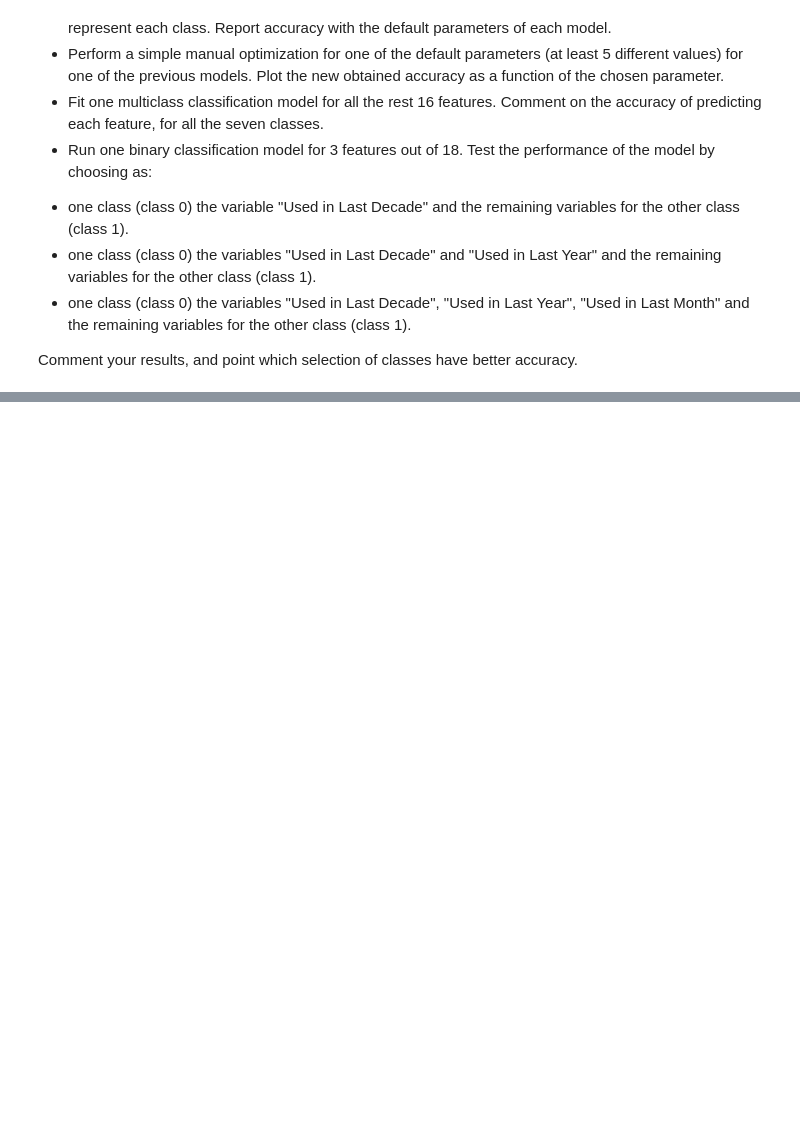
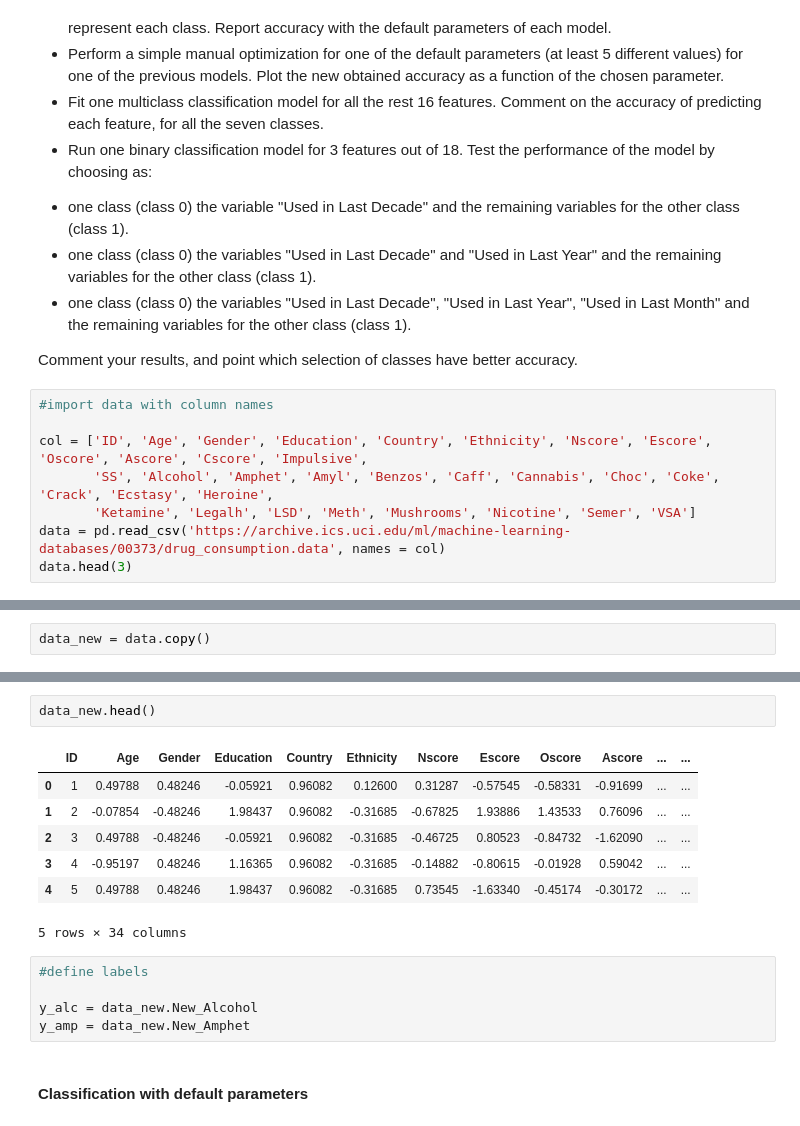
Before and after one commit to alintu/Assignments, a Jupyter notebook: Assignment_1.ipynb, the cells around one changed output, grey strips where cells are left out. Saved outputs shown, nothing was run; the diff lists cells and outputs as text; blank space fills up the shorter version.

```diff
--- a/Assignment_1.ipynb
+++ b/Assignment_1.ipynb
@@ -528,3 +528,11 @@ Database contains 18 classification problems. Each of independent label variable
  - one class (class 0) the variables "Used in Last Decade", "Used in Last Year", "Used in Last Month" and the remaining variables for the other class (class 1).
 
  Comment your results, and point which selection of classes have better accuracy.
+# %%
+#import data with column names
+
+col = ['ID', 'Age', 'Gender', 'Education', 'Country', 'Ethnicity', 'Nscore', 'Escore', 'Oscore', 'Ascore', 'Cscore', 'Impulsive',
+       'SS', 'Alcohol', 'Amphet', 'Amyl', 'Benzos', 'Caff', 'Cannabis', 'Choc', 'Coke', 'Crack', 'Ecstasy', 'Heroine',
+       'Ketamine', 'Legalh', 'LSD', 'Meth', 'Mushrooms', 'Nicotine', 'Semer', 'VSA']
+data = pd.read_csv('https://archive.ics.uci.edu/ml/machine-learning-databases/00373/drug_consumption.data', names = col)
+data.head(3)
@@ -530,0 +569,2 @@ Database contains 18 classification problems. Each of independent label variable
+# %%
+data_new = data.copy()
@@ -530,0 +597,17 @@ Database contains 18 classification problems. Each of independent label variable
+# %%
+data_new.head()
+# %% [output]
+|  | ID | Age | Gender | Education | Country | Ethnicity | Nscore | Escore | Oscore | Ascore | ... | ... |
+| 0 | 1 | 0.49788 | 0.48246 | -0.05921 | 0.96082 | 0.12600 | 0.31287 | -0.57545 | -0.58331 | -0.91699 | ... | ... |
+| 1 | 2 | -0.07854 | -0.48246 | 1.98437 | 0.96082 | -0.31685 | -0.67825 | 1.93886 | 1.43533 | 0.76096 | ... | ... |
+| 2 | 3 | 0.49788 | -0.48246 | -0.05921 | 0.96082 | -0.31685 | -0.46725 | 0.80523 | -0.84732 | -1.62090 | ... | ... |
+| 3 | 4 | -0.95197 | 0.48246 | 1.16365 | 0.96082 | -0.31685 | -0.14882 | -0.80615 | -0.01928 | 0.59042 | ... | ... |
+| 4 | 5 | 0.49788 | 0.48246 | 1.98437 | 0.96082 | -0.31685 | 0.73545 | -1.63340 | -0.45174 | -0.30172 | ... | ... |
+5 rows × 34 columns
+# %%
+#define labels
+
+y_alc = data_new.New_Alcohol
+y_amp = data_new.New_Amphet
+# %% [markdown]
+#### Classification with default parameters
```
Also changed, not shown: parts of 26 cells of this notebook.
